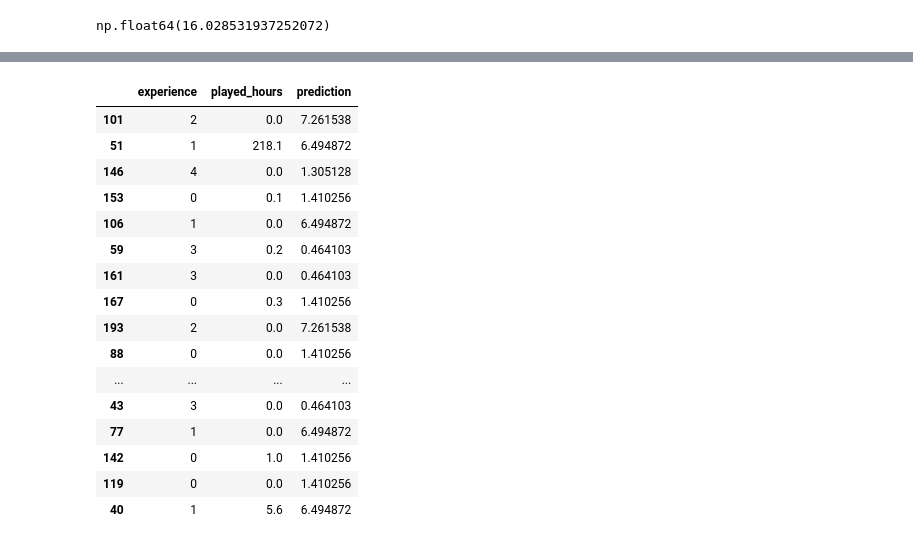
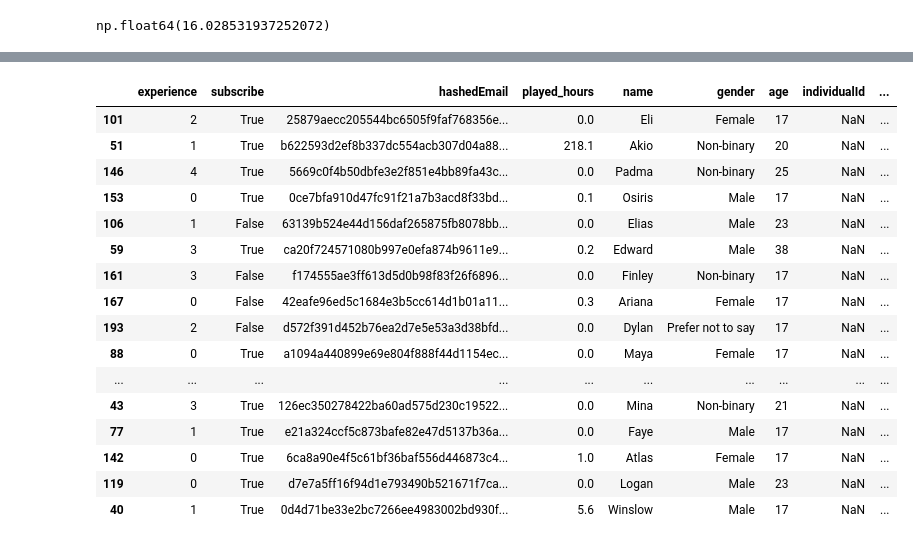
Before and after one commit to sydlpeters/dsci-group-2025w1-group-101-1, a Jupyter notebook: FinalProject.ipynb, the cells around one changed output, grey strips where cells are left out. Cells and saved outputs as stored; diff of their text form; code cells hidden in the pictures.

```diff
--- a/FinalProject.ipynb
+++ b/FinalProject.ipynb
@@ -190,5 +183,4 @@ Most players recorded very little playtime, with three-quarters spending under o
 # %%
-# Create a numeric mapping for ordered experience levels
 experience_map = {
     "Beginner" : 0,
     "Regular": 1,
@@ -196,7 +188,7 @@ experience_map = {
     "Veteran": 3,
     "Pro": 4
 }
-# Convert the categorical experience column to numeric values
-players_tidy["experience"] = players_tidy["experience"].map(experience_map)
-players_tidy
+# Put above
+players["experience"] = players["experience"].map(experience_map)
+players
 # %% [output]
@@ -230,29 +258,25 @@ y_test = players_testing["played_hours"]
 # %%
-# Create preprocessor
+# preprocess the data, make the pipeline
 players_preprocessor = make_column_transformer(
-    (StandardScaler(), ["experience"]),
-    remainder="drop",
-    verbose_feature_names_out=False,
+    (
+        StandardScaler(),
+        [
+            "experience",
+            ],
+    )
 )
+players_pipeline = make_pipeline(players_preprocessor, KNeighborsRegressor())
 
-# Create pipeline
-players_pipeline = make_pipeline(
-    players_preprocessor,
-    KNeighborsRegressor()
-)
-
-# Evaluate the performance of players_pipeline using 5-fold cross-validation
 players_cv = pd.DataFrame(
     cross_validate(
         players_pipeline,
-        X_train,
-        y_train,
+        players_x_train,
+        players_y_train,
         cv=5,
         scoring="neg_root_mean_squared_error",
         return_train_score=True,
     )
 )
-
 players_cv
 # %% [output]
 |  | fit_time | score_time | test_score | train_score |
@@ -317,28 +339,26 @@ The tuned KNN regression model achieved a cross-validated Root Mean Squared Pred
 # %%
-# Set K, make pipeline, and fit the training data
 knn = KNeighborsRegressor(n_neighbors = 39)
 player_pipe = make_pipeline(players_preprocessor, knn)
-player_pipe.fit(X_train, y_train)
+player_pipe.fit(players_x_train, players_y_train)
 
-# Predicte total hours based on experience level from testing set
-players_predictions = players_testing.assign(prediction = player_pipe.predict(X_test))
+players_predictions = players_testing.assign(prediction = player_pipe.predict(players_x_test))
 players_predictions
 # %% [output]
-|  | experience | played_hours | prediction |
-| 101 | 2 | 0.0 | 7.261538 |
-| 51 | 1 | 218.1 | 6.494872 |
-| 146 | 4 | 0.0 | 1.305128 |
-| 153 | 0 | 0.1 | 1.410256 |
-| 106 | 1 | 0.0 | 6.494872 |
-| 59 | 3 | 0.2 | 0.464103 |
-| 161 | 3 | 0.0 | 0.464103 |
-| 167 | 0 | 0.3 | 1.410256 |
-| 193 | 2 | 0.0 | 7.261538 |
-| 88 | 0 | 0.0 | 1.410256 |
-| ... | ... | ... | ... |
-| 43 | 3 | 0.0 | 0.464103 |
-| 77 | 1 | 0.0 | 6.494872 |
-| 142 | 0 | 1.0 | 1.410256 |
-| 119 | 0 | 0.0 | 1.410256 |
-| 40 | 1 | 5.6 | 6.494872 |
+|  | experience | subscribe | hashedEmail | played_hours | name | gender | age | individualId | ... |
+| 101 | 2 | True | 25879aecc205544bc6505f9faf768356e... | 0.0 | Eli | Female | 17 | NaN | ... |
+| 51 | 1 | True | b622593d2ef8b337dc554acb307d04a88... | 218.1 | Akio | Non-binary | 20 | NaN | ... |
+| 146 | 4 | True | 5669c0f4b50dbfe3e2f851e4bb89fa43c... | 0.0 | Padma | Non-binary | 25 | NaN | ... |
+| 153 | 0 | True | 0ce7bfa910d47fc91f21a7b3acd8f33bd... | 0.1 | Osiris | Male | 17 | NaN | ... |
+| 106 | 1 | False | 63139b524e44d156daf265875fb8078bb... | 0.0 | Elias | Male | 23 | NaN | ... |
+| 59 | 3 | True | ca20f724571080b997e0efa874b9611e9... | 0.2 | Edward | Male | 38 | NaN | ... |
+| 161 | 3 | False | f174555ae3ff613d5d0b98f83f26f6896... | 0.0 | Finley | Non-binary | 17 | NaN | ... |
+| 167 | 0 | False | 42eafe96ed5c1684e3b5cc614d1b01a11... | 0.3 | Ariana | Female | 17 | NaN | ... |
+| 193 | 2 | False | d572f391d452b76ea2d7e5e53a3d38bfd... | 0.0 | Dylan | Prefer not to say | 17 | NaN | ... |
+| 88 | 0 | True | a1094a440899e69e804f888f44d1154ec... | 0.0 | Maya | Female | 17 | NaN | ... |
+| ... | ... | ... | ... | ... | ... | ... | ... | ... | ... |
+| 43 | 3 | True | 126ec350278422ba60ad575d230c19522... | 0.0 | Mina | Non-binary | 21 | NaN | ... |
+| 77 | 1 | True | e21a324ccf5c873bafe82e47d5137b36a... | 0.0 | Faye | Male | 17 | NaN | ... |
+| 142 | 0 | True | 6ca8a90e4f5c61bf36baf556d446873c4... | 1.0 | Atlas | Female | 17 | NaN | ... |
+| 119 | 0 | True | d7e7a5ff16f94d1e793490b521671f7ca... | 0.0 | Logan | Male | 23 | NaN | ... |
+| 40 | 1 | True | 0d4d71be33e2bc7266ee4983002bd930f... | 5.6 | Winslow | Male | 17 | NaN | ... |
 # %%
```
Also changed, not shown: parts of 39 cells of this notebook.
